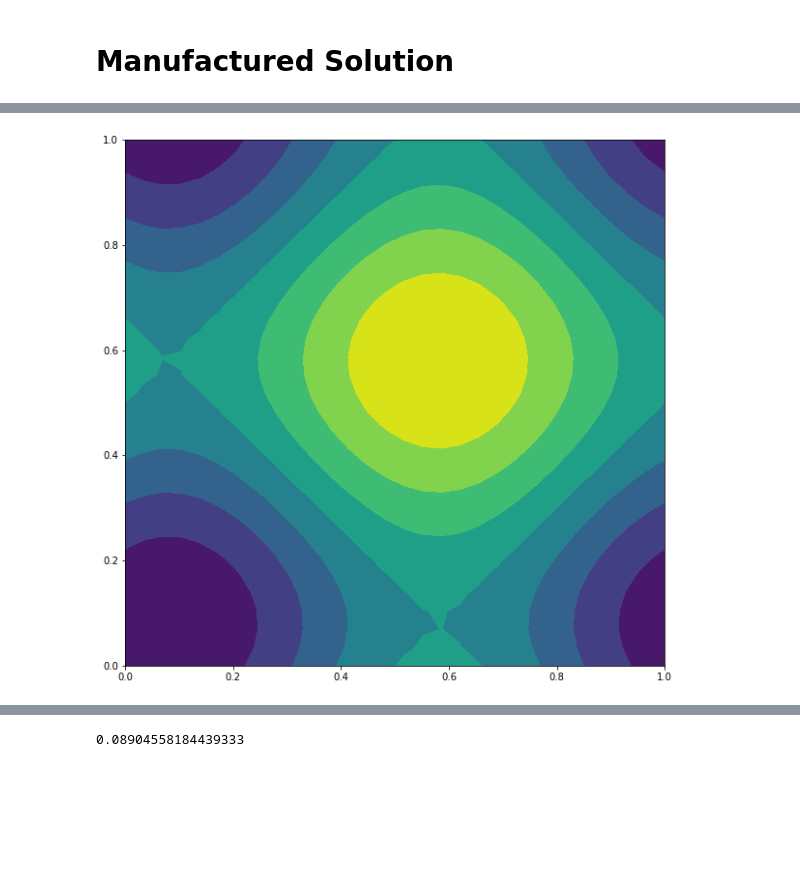
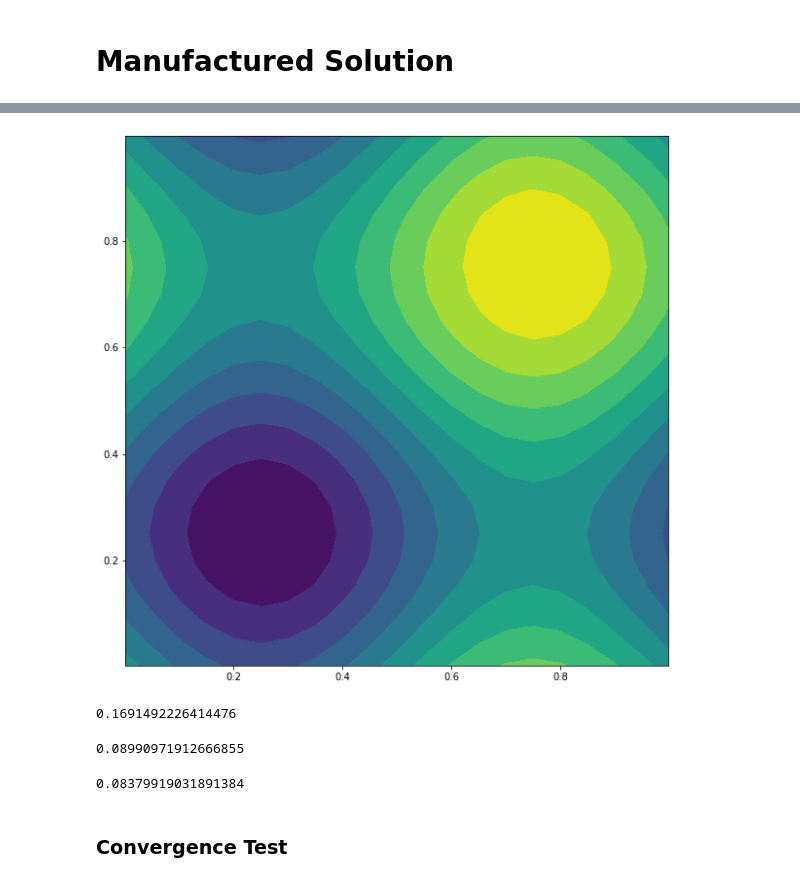
Before and after one commit to caleblogemann/pydogpack, a Jupyter notebook: apps/twodimensional/shallowwaterlinearizedmomentequations/manufacturedsolutionexample/manufactured_solution_example.ipynb, the cells around one changed output, grey strips where cells are left out. Saved outputs shown, nothing was run; the diff lists cells and outputs as text; code cells hidden in the pictures; blank space fills up the shorter version.

```diff
--- a/apps/twodimensional/shallowwaterlinearizedmomentequations/manufacturedsolutionexample/manufactured_solution_example.ipynb
+++ b/apps/twodimensional/shallowwaterlinearizedmomentequations/manufacturedsolutionexample/manufactured_solution_example.ipynb
@@ -21,49 +23,29 @@ from IPython.display import HTML
 # %%
-num_moments = 0
-num_eqns = 2 * num_moments + 3
-
+num_moments = 1
 gravity_constant = 1.0
 kinematic_viscosity = 0.0
 slip_length = 0.0
 
-list_ = [xt_functions.AdvectingSine2D(0.1, 1.0, 1.0, 0.0, 1.0)]
-for i_eqn in range(1, num_eqns):
-    list_.append(xt_functions.AdvectingSine2D(0.1, 1.0, 0.0, 0.1 * i_eqn, 1.0))
-
-exact_solution = xt_functions.ComposedVector(list_)
-
-max_p = np.array([1.1, 0.1, 0.1] + [0.1 for i in range(2 * num_moments)])
-max_q = swme.get_conserved_variables(max_p)
-max_wavespeed = 1.0
-
 problem = swlme_mse.ManufacturedSolutionExample(
-    exact_solution,
-    max_wavespeed,
     num_moments,
     gravity_constant,
     kinematic_viscosity,
     slip_length
 )
 
-n = np.array([1.0, 1.0])
-t = 0.0
-x = np.array([0.0, 0.0])
-eigenvalues = problem.app_.quasilinear_eigenvalues(max_q, x, t, n)
-max_wavespeed = np.max(np.abs(eigenvalues))
-problem.max_wavespeed = max_wavespeed
-
-time_final = 0.03
+time_final = 0.1
+exact_final_solution = x_functions.FrozenT(problem.exact_solution, time_final)
 problem.parameters["time_final"] = time_final
 problem.parameters["is_weak"] = True
 
 space_time_order = 2
 problem.parameters["time_stepping"]["time_stepping_class"] = "explicit_runge_kutta"
-problem.parameters["time_stepping"]["is_verbose"] = False
+problem.parameters["time_stepping"]["is_verbose"] = True
 problem.parameters["time_stepping"]["num_frames"] = 10
 problem.parameters["time_stepping"]["order"] = space_time_order
 
-num_rows = 10
-num_cols = 10
+num_rows = 20
+num_cols = 20
 x_left = 0.0
 x_right = 1.0
 y_bottom = 0.0
@@ -80,12 +62,15 @@ problem.parameters["basis"]["basis_class"] = "legendre_2d_cartesian"
 problem.parameters["basis"]["inner_product_constant"] = 0.25
 problem.parameters["basis"]["space_order"] = space_time_order
 
-problem.parameters["boundary_condition"]["boundary_condition_class"] = "periodic"
+problem.parameters["boundary_condition"]["boundary_condition_class"] = "dirichlet"
 problem.parameters["riemann_solver"]["riemann_solver_class"] = "local_lax_friedrichs"
 
-cfl = 0.1
+cfl = 0.3
 delta_x = (x_right - x_left) / num_cols
-delta_t = float(dg_utils.get_delta_t(cfl, problem.max_wavespeed, delta_x))
+delta_y = (y_top - y_bottom) / num_rows
+face_area = max(delta_x, delta_y)
+elem_vol = delta_x * delta_y
+delta_t = float(dg_utils.get_delta_t(cfl, problem.max_wavespeed, face_area, elem_vol))
 problem.parameters["delta_t"] = delta_t
 
 problem._setup_objects()
@@ -119,5 +100,4 @@ ValueError: z array must not contain non-finite values within the triangulation
-# %%
-exact_final_height = x_functions.FrozenT(list_[0], time_final)
-p = plot.create_plot_function_2d_contour(exact_final_height, 0.0, 1.0, 0.0, 1.0)
-# %% [output]
-[figure, removed]
+# %%
+ani, fig = plot.create_animation_output_dir(problem.output_dir, eqn=4);
+HTML(ani.to_html5_video())
+# %% [output]
@@ -124,6 +105,18 @@ p = plot.create_plot_function_2d_contour(exact_final_height, 0.0, 1.0, 0.0, 1.0)
+[figure, added]
 # %%
-exact_final_solution = x_functions.FrozenT(problem.exact_solution, time_final)
 error = math_utils.compute_error(final_solution, exact_final_solution)
 error
 # %% [output]
-0.08904558184439333
+0.1691492226414476
+# %%
+error = math_utils.compute_error(final_solution, exact_final_solution)
+error
+# %% [output]
+0.08990971912666855
+# %%
+error = math_utils.compute_error(final_solution, exact_final_solution)
+error
+# %% [output]
+0.08379919031891384
+# %% [markdown]
+### Convergence Test
```
Also changed, not shown: parts of 14 cells of this notebook, 46 other files.
